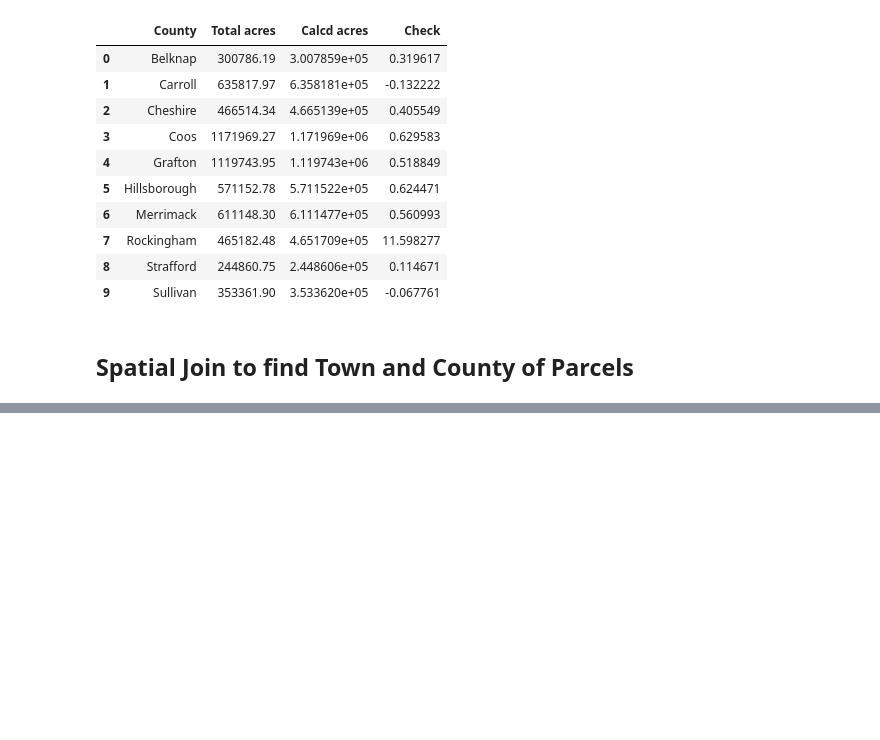
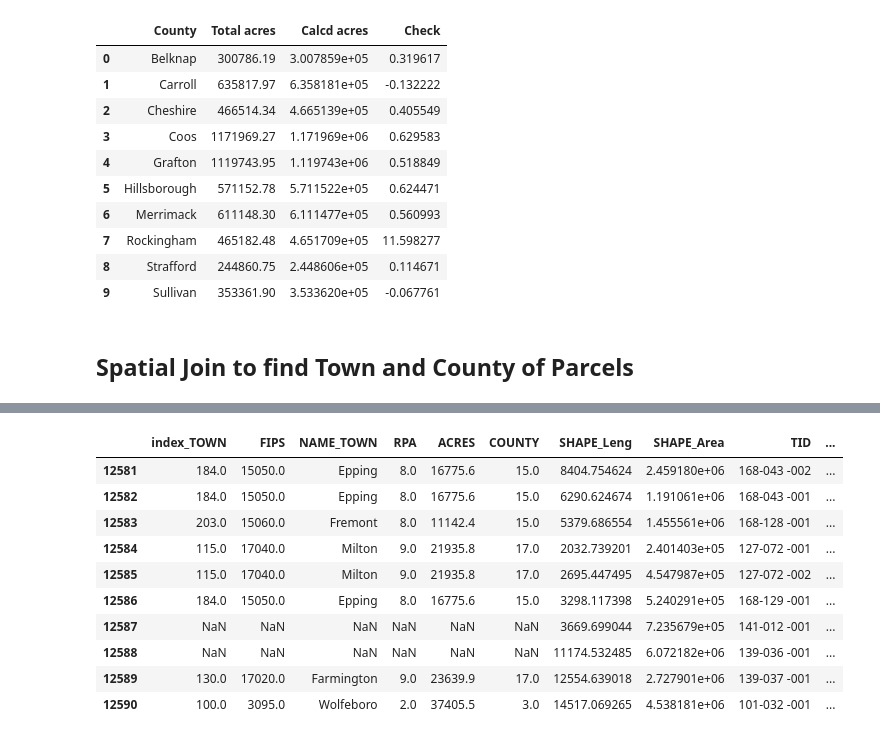
Before and after one commit to HKuz/Environmental_Mapping, a Jupyter notebook: Data_Extraction.ipynb, the cells around one changed output, grey strips where cells are left out. Drawn from its saved outputs; the diff is of its cells as text; code cells hidden in the pictures; blank space fills up the shorter version.

Commit message:
feat: add spatial join and create map of outsiders

```diff
--- a/Data_Extraction.ipynb
+++ b/Data_Extraction.ipynb
@@ -394,0 +401,21 @@ area_check
+# %%
+# Spatial join to find town/municipality and county for public land parcels
+full = pb_poly.sjoin(public,
+                     how='right',
+                     predicate='contains',
+                     lsuffix='TOWN',
+                     rsuffix='TRACT')
+# %%
+full.tail(10)
+# %% [output]
+|  | index_TOWN | FIPS | NAME_TOWN | RPA | ACRES | COUNTY | SHAPE_Leng | SHAPE_Area | TID | ... |
+| 12581 | 184.0 | 15050.0 | Epping | 8.0 | 16775.6 | 15.0 | 8404.754624 | 2.459180e+06 | 168-043 -002 | ... |
+| 12582 | 184.0 | 15050.0 | Epping | 8.0 | 16775.6 | 15.0 | 6290.624674 | 1.191061e+06 | 168-043 -001 | ... |
+| 12583 | 203.0 | 15060.0 | Fremont | 8.0 | 11142.4 | 15.0 | 5379.686554 | 1.455561e+06 | 168-128 -001 | ... |
+| 12584 | 115.0 | 17040.0 | Milton | 9.0 | 21935.8 | 17.0 | 2032.739201 | 2.401403e+05 | 127-072 -001 | ... |
+| 12585 | 115.0 | 17040.0 | Milton | 9.0 | 21935.8 | 17.0 | 2695.447495 | 4.547987e+05 | 127-072 -002 | ... |
+| 12586 | 184.0 | 15050.0 | Epping | 8.0 | 16775.6 | 15.0 | 3298.117398 | 5.240291e+05 | 168-129 -001 | ... |
+| 12587 | NaN | NaN | NaN | NaN | NaN | NaN | 3669.699044 | 7.235679e+05 | 141-012 -001 | ... |
+| 12588 | NaN | NaN | NaN | NaN | NaN | NaN | 11174.532485 | 6.072182e+06 | 139-036 -001 | ... |
+| 12589 | 130.0 | 17020.0 | Farmington | 9.0 | 23639.9 | 17.0 | 12554.639018 | 2.727901e+06 | 139-037 -001 | ... |
+| 12590 | 100.0 | 3095.0 | Wolfeboro | 2.0 | 37405.5 | 3.0 | 14517.069265 | 4.538181e+06 | 101-032 -001 | ... |
```
Also changed, not shown: parts of 8 cells of this notebook.
